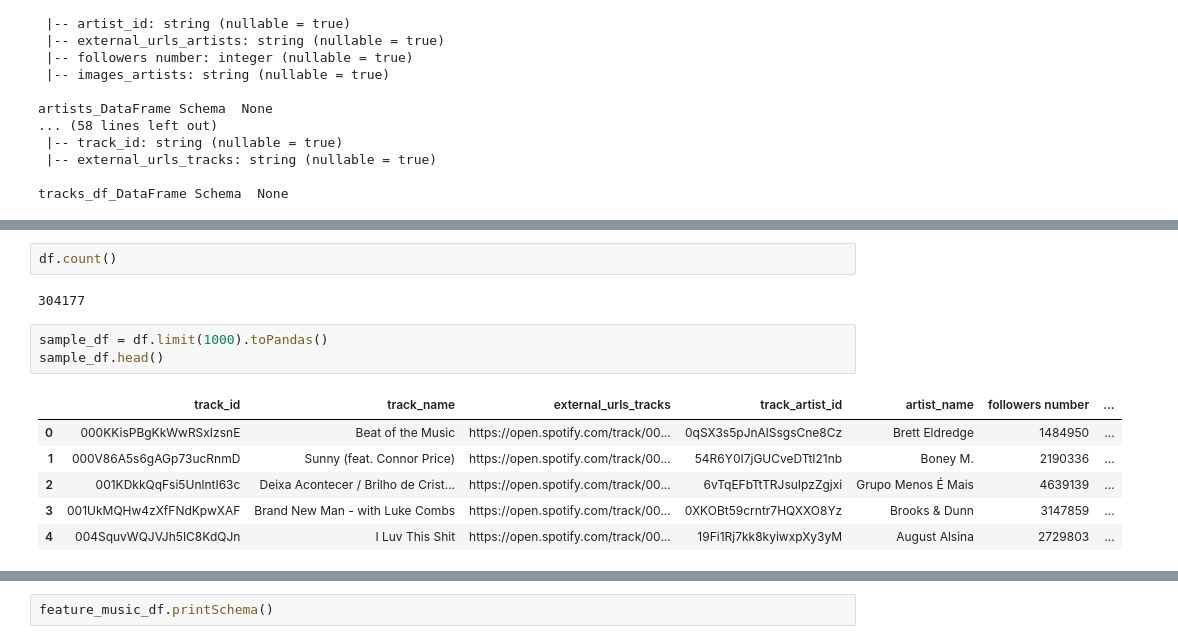
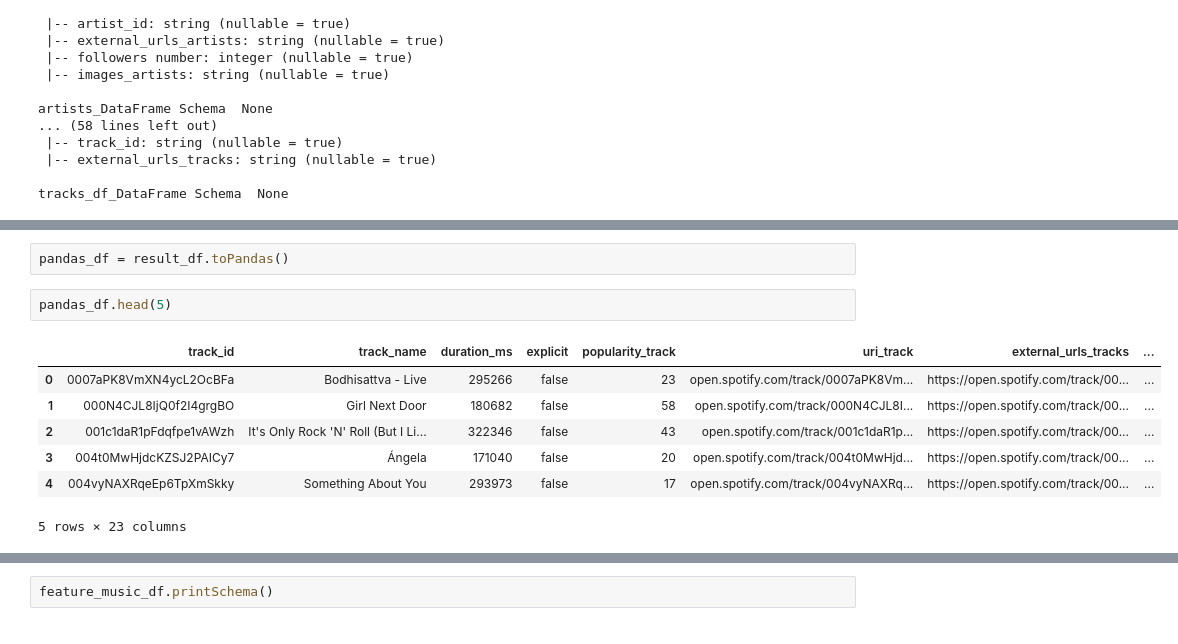
Before and after one commit to GiaPhus/Spotify-ELT-Pipeline-Analytics, a Jupyter notebook: notebooks/Untitled.ipynb, the cells around one changed output, grey strips where cells are left out. Saved outputs shown, nothing was run; the diff lists cells and outputs as text.

```diff
--- a/notebooks/Untitled.ipynb
+++ b/notebooks/Untitled.ipynb
@@ -273,14 +221,12 @@ df = df.select(
 # %%
-df.count()
+pandas_df = result_df.toPandas()
-# %% [output]
-304177
 # %%
-sample_df = df.limit(1000).toPandas()
-sample_df.head()
+pandas_df.head(5)
 # %% [output]
-|  | track_id | track_name | external_urls_tracks | track_artist_id | artist_name | followers number | ... |
-| 0 | 000KKisPBgKkWwRSxIzsnE | Beat of the Music | https://open.spotify.com/track/00... | 0qSX3s5pJnAlSsgsCne8Cz | Brett Eldredge | 1484950 | ... |
-| 1 | 000V86A5s6gAGp73ucRnmD | Sunny (feat. Connor Price) | https://open.spotify.com/track/00... | 54R6Y0I7jGUCveDTtI21nb | Boney M. | 2190336 | ... |
-| 2 | 001KDkkQqFsi5UnlntI63c | Deixa Acontecer / Brilho de Crist... | https://open.spotify.com/track/00... | 6vTqEFbTtTRJsuIpzZgjxi | Grupo Menos É Mais | 4639139 | ... |
-| 3 | 001UkMQHw4zXfFNdKpwXAF | Brand New Man - with Luke Combs | https://open.spotify.com/track/00... | 0XKOBt59crntr7HQXXO8Yz | Brooks & Dunn | 3147859 | ... |
-| 4 | 004SquvWQJVJh5IC8KdQJn | I Luv This Shit | https://open.spotify.com/track/00... | 19Fi1Rj7kk8kyiwxpXy3yM | August Alsina | 2729803 | ... |
+|  | track_id | track_name | duration_ms | explicit | popularity_track | uri_track | external_urls_tracks | ... |
+| 0 | 0007aPK8VmXN4ycL2OcBFa | Bodhisattva - Live | 295266 | false | 23 | open.spotify.com/track/0007aPK8Vm... | https://open.spotify.com/track/00... | ... |
+| 1 | 000N4CJL8IjQ0f2I4grgBO | Girl Next Door | 180682 | false | 58 | open.spotify.com/track/000N4CJL8I... | https://open.spotify.com/track/00... | ... |
+| 2 | 001c1daR1pFdqfpe1vAWzh | It's Only Rock 'N' Roll (But I Li... | 322346 | false | 43 | open.spotify.com/track/001c1daR1p... | https://open.spotify.com/track/00... | ... |
+| 3 | 004t0MwHjdcKZSJ2PAICy7 | Ángela | 171040 | false | 20 | open.spotify.com/track/004t0MwHjd... | https://open.spotify.com/track/00... | ... |
+| 4 | 004vyNAXRqeEp6TpXmSkky | Something About You | 293973 | false | 17 | open.spotify.com/track/004vyNAXRq... | https://open.spotify.com/track/00... | ... |
+5 rows × 23 columns
```
Also changed, not shown: parts of 18 cells of this notebook, 25 other files.
